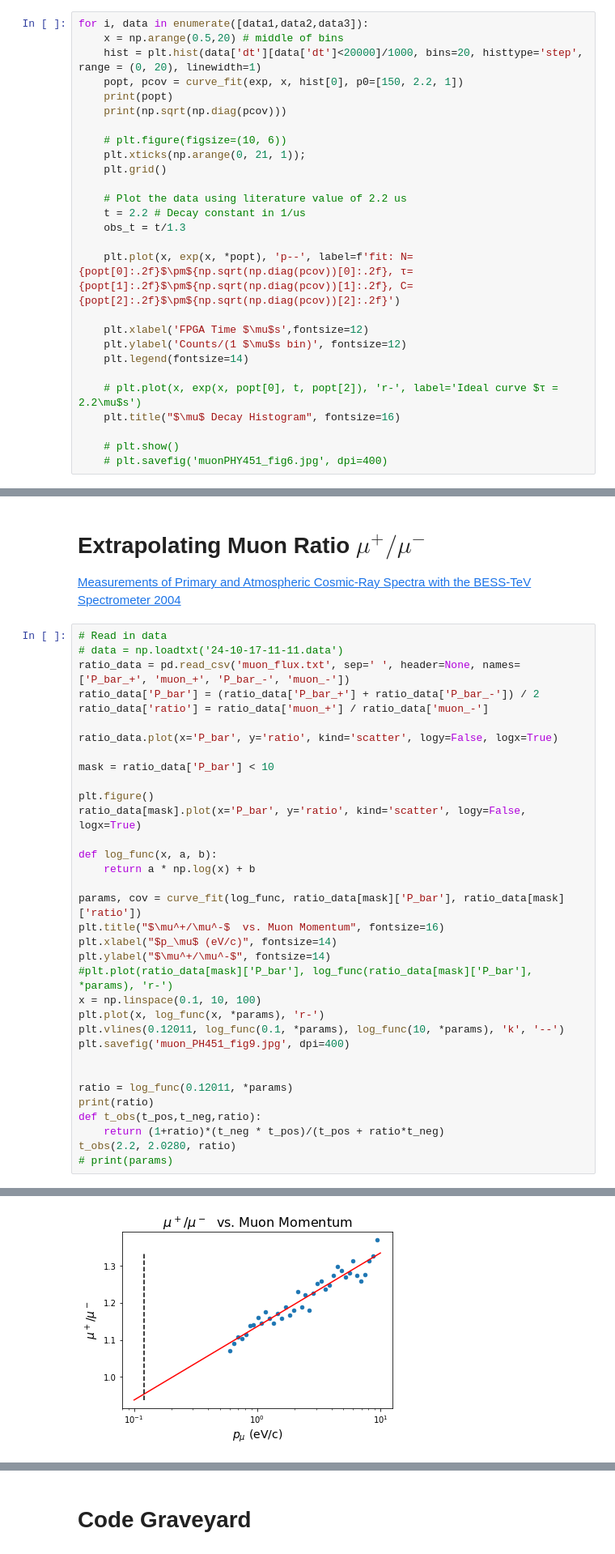
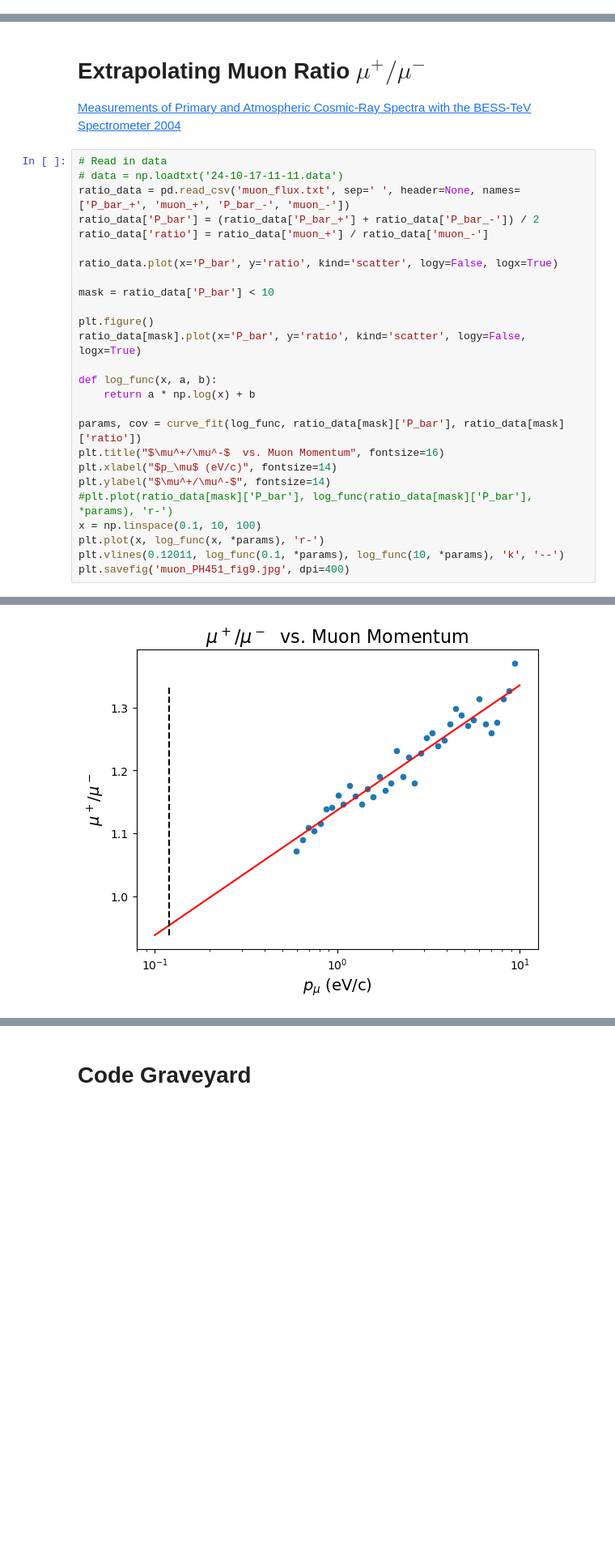
Before and after one commit to KyleTaft/PHY451_Muon_Fall2024, a Jupyter notebook: muon.ipynb, the cells around one changed output, grey strips where cells are left out. Shown at 81% size. Saved outputs shown, nothing was run; the diff lists cells and outputs as text; blank space fills up the shorter version.

```diff
--- a/muon.ipynb
+++ b/muon.ipynb
@@ -67,29 +75,2 @@ Text(0.5, 1.0, '$\\mu$ Decay Histogram')
 # %% [markdown]
 ### Checking for Anomalies
-# %%
-for i, data in enumerate([data1,data2,data3]):
-    x = np.arange(0.5,20) # middle of bins
-    hist = plt.hist(data['dt'][data['dt']<20000]/1000, bins=20, histtype='step', range = (0, 20), linewidth=1)
-    popt, pcov = curve_fit(exp, x, hist[0], p0=[150, 2.2, 1])
-    print(popt)
-    print(np.sqrt(np.diag(pcov)))
-
-    # plt.figure(figsize=(10, 6))
-    plt.xticks(np.arange(0, 21, 1));
-    plt.grid()
-
-    # Plot the data using literature value of 2.2 us
-    t = 2.2 # Decay constant in 1/us
-    obs_t = t/1.3
-
-    plt.plot(x, exp(x, *popt), 'p--', label=f'fit: N={popt[0]:.2f}$\pm${np.sqrt(np.diag(pcov))[0]:.2f}, τ={popt[1]:.2f}$\pm${np.sqrt(np.diag(pcov))[1]:.2f}, C={popt[2]:.2f}$\pm${np.sqrt(np.diag(pcov))[2]:.2f}')
-
-    plt.xlabel('FPGA Time $\mu$s',fontsize=12)
-    plt.ylabel('Counts/(1 $\mu$s bin)', fontsize=12)
-    plt.legend(fontsize=14)
-
-    # plt.plot(x, exp(x, popt[0], t, popt[2]), 'r-', label='Ideal curve $τ = 2.2\mu$s')
-    plt.title("$\mu$ Decay Histogram", fontsize=16)
-
-    # plt.show()
-    # plt.savefig('muonPHY451_fig6.jpg', dpi=400)
@@ -150,12 +164,4 @@ x = np.linspace(0.1, 10, 100)
 plt.plot(x, log_func(x, *params), 'r-')
 plt.vlines(0.12011, log_func(0.1, *params), log_func(10, *params), 'k', '--')
 plt.savefig('muon_PH451_fig9.jpg', dpi=400)
-
-
-ratio = log_func(0.12011, *params)
-print(ratio)
-def t_obs(t_pos,t_neg,ratio):
-    return (1+ratio)*(t_neg * t_pos)/(t_pos + ratio*t_neg)
-t_obs(2.2, 2.0280, ratio)
-# print(params)
 # %% [output]
@@ -166 +172 @@ t_obs(2.2, 2.0280, ratio)
-[figure, old version]
+[figure, new version]
```
Also changed, not shown: parts of 8 cells of this notebook, 1 other file.
